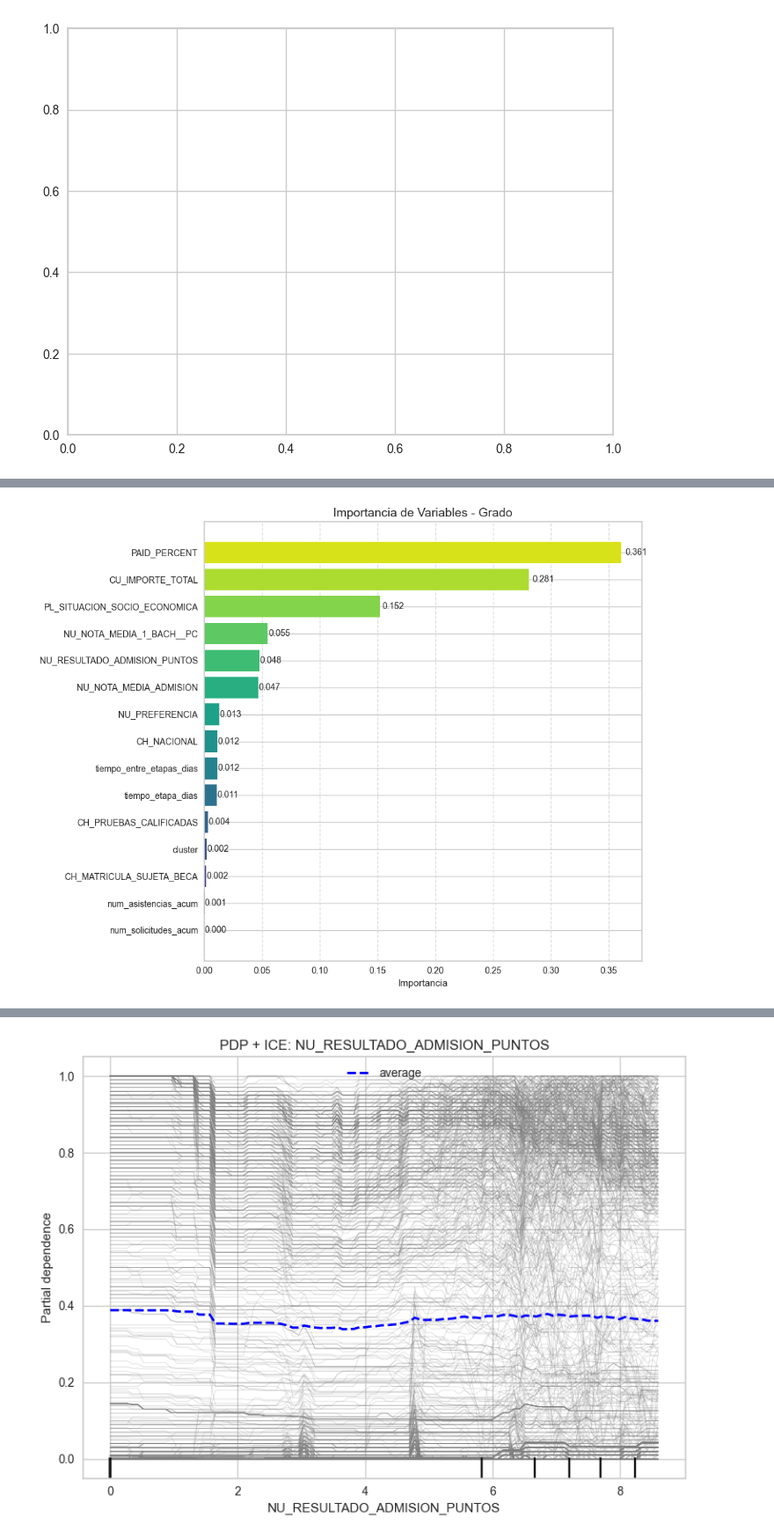
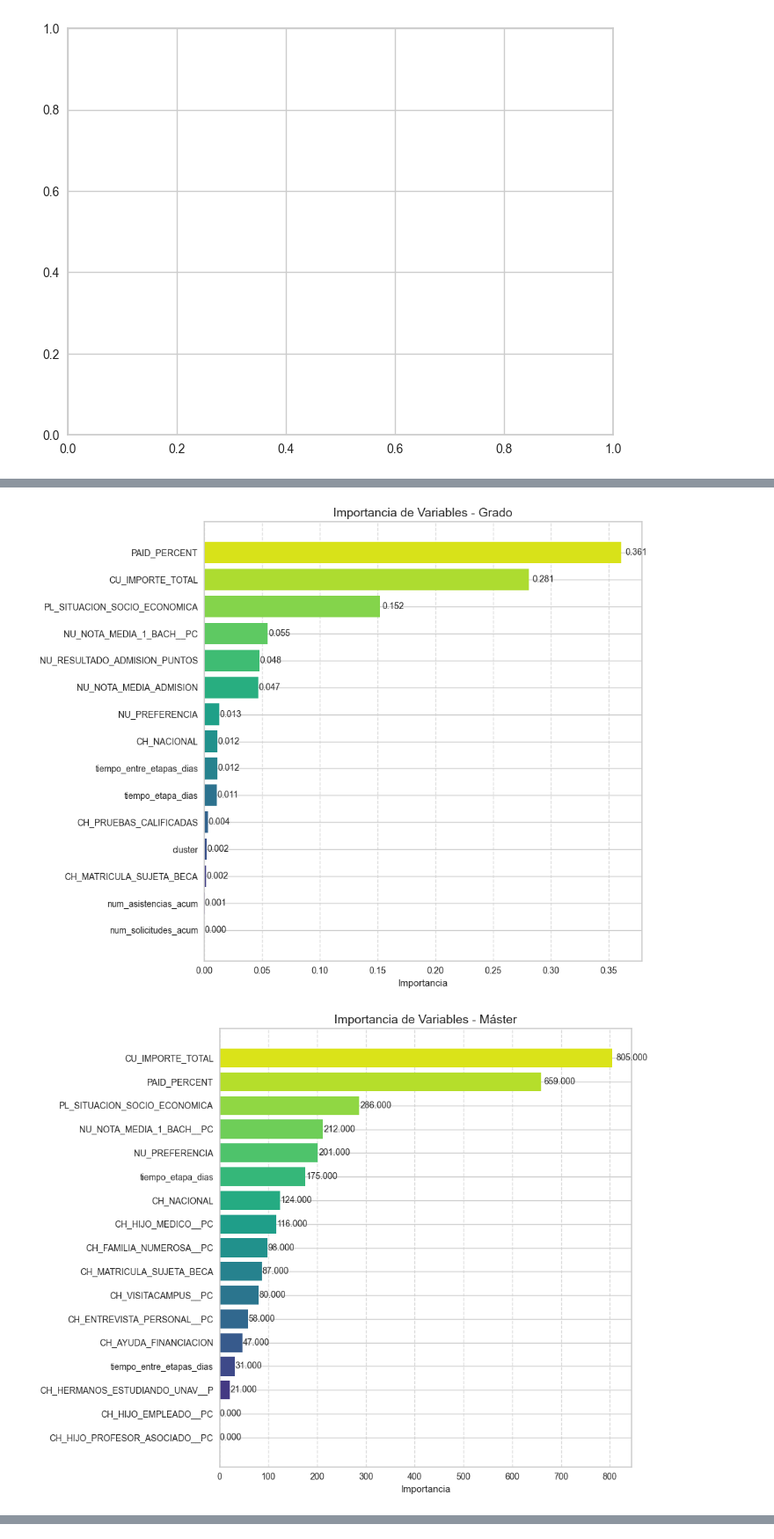
Before and after one commit to MiguelHernandezCorral/UNAV, a Jupyter notebook: notebooks/04_Analisis_PM.ipynb, the cells around one changed output, grey strips where cells are left out. Shown at 88% size. Drawn from its saved outputs; the diff is of its cells as text; code cells hidden in the pictures.

```diff
--- a/notebooks/04_Analisis_PM.ipynb
+++ b/notebooks/04_Analisis_PM.ipynb
@@ -420,6 +566,6 @@ Feature names unseen at fit time:
 # %%
 # ============================================================
-# 🔹 ANÁLISIS DE EXPLICABILIDAD Y COMPARACIÓN GRADO vs MÁSTER
+# 🔹 ANÁLISIS DE EXPLICABILIDAD Y COMPARACIÓN GRADO vs MÁSTER - Master
 # ============================================================
 
 import pandas as pd
@@ -542,34 +688,91 @@ def comparar_importancia(df_imp_grado, df_imp_master):
     print("\n📊 Comparación de importancia de variables Grado vs Máster (top 10 por diferencia):")
     print(comparacion_top[['Variable','Importancia_Grado','Importancia_Master','Diferencia']])
     return comparacion
 
 # ============================================================
 # 3️⃣ EJECUTAR ANÁLISIS PARA GRADO
 # ============================================================
 df_imp_grado = plot_importancia(modelo_grado, test_X_grado, top=20, titulo="Importancia de Variables - Grado")
-graficos_pdp_ice(modelo_grado, test_X_grado, top=5)
+#graficos_pdp_ice(modelo_grado, test_X_grado, top=5)
 
 # ============================================================
 # 4️⃣ EJECUTAR ANÁLISIS PARA MÁSTER
 # ============================================================
 df_imp_master = plot_importancia(modelo_master, test_X_master, top=20, titulo="Importancia de Variables - Máster")
-graficos_pdp_ice(modelo_master, test_X_master, top=5)
+#graficos_pdp_ice(modelo_master, test_X_master, top=5)
 # Juan: Los gráficos están bien. Lo que sí, prueba a hacerlos con funciones de librerías que estén contrastadas.
 # Juan: Ojo que en Máster está entrando PC1 y PC2.
 # ============================================================
 # 5️⃣ COMPARACIÓN GRADO vs MÁSTER
 # ============================================================
+# ============================================================
+# 🔹 Preparar X de Grado y Máster filtrando solo features existentes
+# ============================================================
+
+# Columnas de Grado presentes en test_X
+columnas_grado_validas = [c for c in modelo_grado.feature_names_in_ if c in test_X.columns]
+X_grado  = test_X[columnas_grado_validas].copy()
+
+# Columnas de Máster presentes en test_X
+columnas_master_validas = [c for c in modelo_master.feature_names_in_ if c in test_X.columns]
+X_master = test_X[columnas_master_validas].copy()
+
+print(f"Columnas válidas Grado: {columnas_grado_validas}")
+print(f"Columnas válidas Máster: {columnas_master_validas}")
+
+# ============================================================
+# 🔹 Calcular importancias
+# ============================================================
+df_imp_grado  = plot_importancia(modelo_grado, X_grado, top=20, titulo="Importancia de Variables - Grado")
+df_imp_master = plot_importancia(modelo_master, X_master, top=20, titulo="Importancia de Variables - Máster")
+
+
+# ============================================================
+# 6️⃣ COMPARACIÓN GRADO vs MÁSTER
+# ============================================================
+
 if df_imp_grado is not None and df_imp_master is not None:
-    comparacion = comparar_importancia(df_imp_grado, df_imp_master)
+
+    # Unir ambos dataframes por Variable
+    comparacion = pd.merge(
+        df_imp_grado, df_imp_master,
+        on='Variable',
+        how='outer',
+        suffixes=('_Grado', '_Master')
+    ).fillna(0)
+
+    comparacion['Diferencia'] = comparacion['Importancia_Master'] - comparacion['Importancia_Grado']
+    comparacion = comparacion.sort_values('Diferencia', key=abs, ascending=False)
+
+    # Gráfico comparativo de barras horizontales
+    top_vars = comparacion.head(10)[::-1]  # top 10 invertido para que el más importante quede arriba
+    indices = np.arange(len(top_vars))
+    width = 0.35
+
+    plt.figure(figsize=(12,6))
+    plt.barh(indices - width/2, top_vars['Importancia_Grado'], width, label='Grado', color='skyblue')
+    plt.barh(indices + width/2, top_vars['Importancia_Master'], width, label='Máster', color='orange')
+    plt.yticks(indices, top_vars['Variable'])
+    plt.xlabel("Importancia")
+    plt.title("Top 10 variables: Comparación Grado vs Máster")
+    plt.legend()
+    plt.grid(axis='x', linestyle='--', alpha=0.7)
+    plt.tight_layout()
+    plt.show()
+
+    # Mostrar tabla resumen
+    print("\n📊 Comparación de importancia de variables Grado vs Máster (top 10 por diferencia):")
+    display(top_vars[['Variable','Importancia_Grado','Importancia_Master','Diferencia']])
+
 else:
     print("⚠️ No se puede hacer la comparación. df_imp_grado o df_imp_master no están definidos.")
 
-
 # Juan: El último gráfico de comparar la importancia, no se ven los de grado. Prueba a hacer un diagrama de barras donde se vean ambos. Quizás se vería mejor.
 # %% [output]
 🔹 Iniciando análisis de explicabilidad y comparación de variables...
 Transformation Pipeline and Model Successfully Loaded
 Transformation Pipeline and Model Successfully Loaded
 ✅ Columnas para Grado: 15
 ✅ Columnas para Máster: 17
 [figure]
+[figure, new version]
@@ -577 +780,0 @@ Transformation Pipeline and Model Successfully Loaded
-[figure, old version]
```
Also changed, not shown: parts of 3 cells of this notebook.
